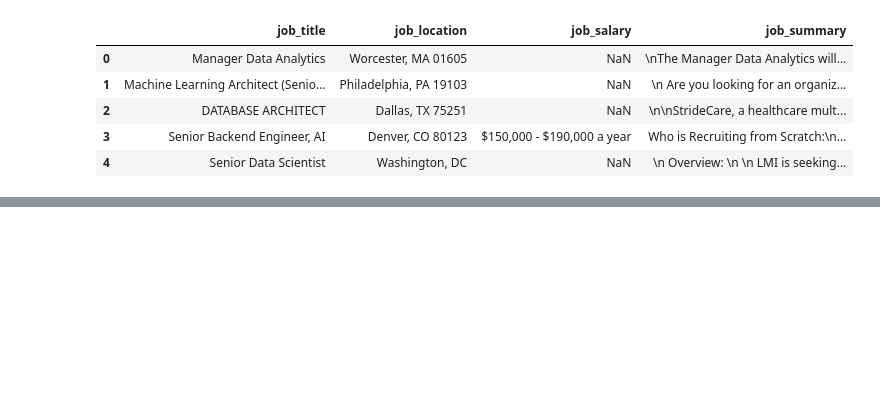
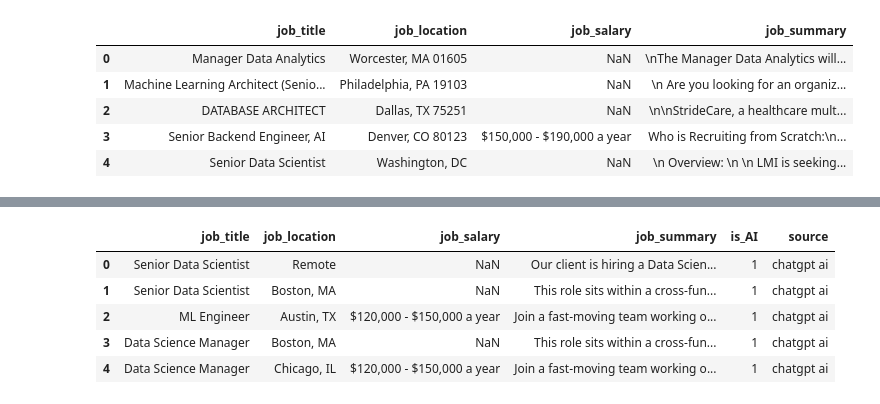
Before and after one commit to Husainz06/CSE881_AI_Detector, a Jupyter notebook: data_prep.ipynb, the cells around one changed output, grey strips where cells are left out. Drawn from its saved outputs; the diff is of its cells as text; code cells hidden in the pictures; blank space fills up the shorter version.

```diff
--- a/data_prep.ipynb
+++ b/data_prep.ipynb
@@ -47,0 +67,13 @@ raw_AI.head()
+# %%
+raw_chatgpt = pd.read_csv("chatgpt_data.csv")
+raw_chatgpt['is_AI'] = 1
+raw_chatgpt['source'] = 'chatgpt ai'
+raw_chatgpt = raw_chatgpt.rename(columns={"jobtitle": "job_title", "joblocation": "job_location", "jobsalary": "job_salary", "jobsummary": "job_summary"})
+raw_chatgpt.head()
+# %% [output]
+|  | job_title | job_location | job_salary | job_summary | is_AI | source |
+| 0 | Senior Data Scientist | Remote | NaN | Our client is hiring a Data Scien... | 1 | chatgpt ai |
+| 1 | Senior Data Scientist | Boston, MA | NaN | This role sits within a cross-fun... | 1 | chatgpt ai |
+| 2 | ML Engineer | Austin, TX | $120,000 - $150,000 a year | Join a fast-moving team working o... | 1 | chatgpt ai |
+| 3 | Data Science Manager | Boston, MA | NaN | This role sits within a cross-fun... | 1 | chatgpt ai |
+| 4 | Data Science Manager | Chicago, IL | $120,000 - $150,000 a year | Join a fast-moving team working o... | 1 | chatgpt ai |
```
Also changed, not shown: parts of 10 cells of this notebook, 10 other files.
